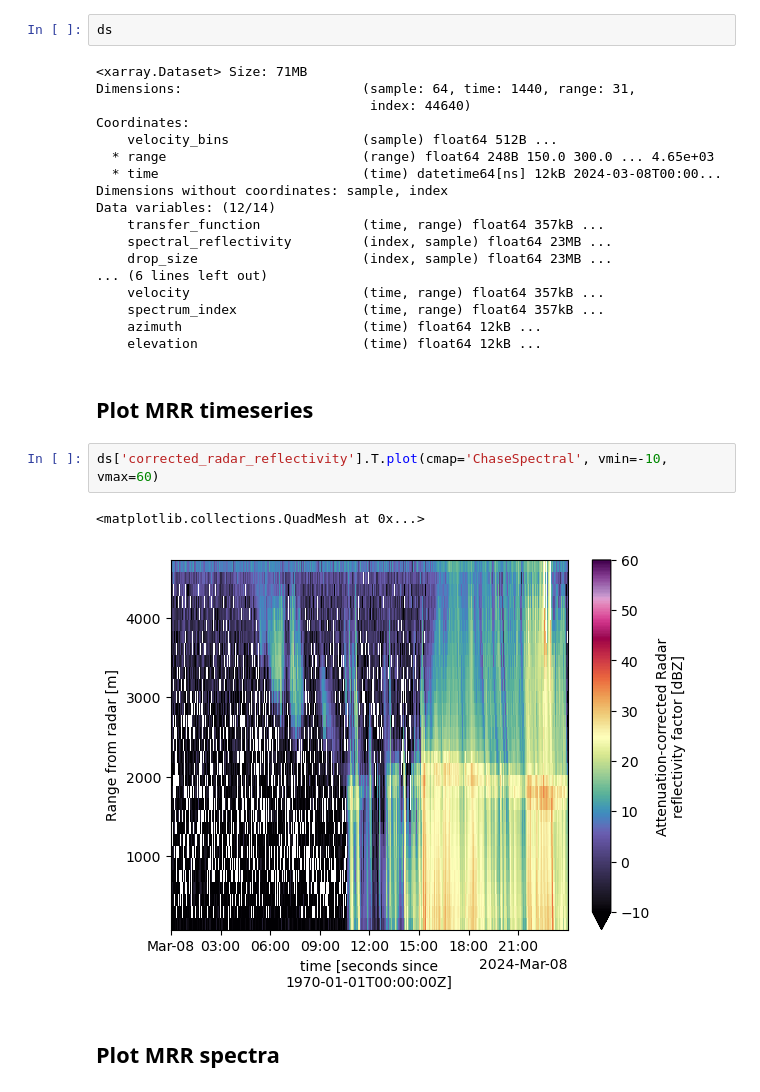
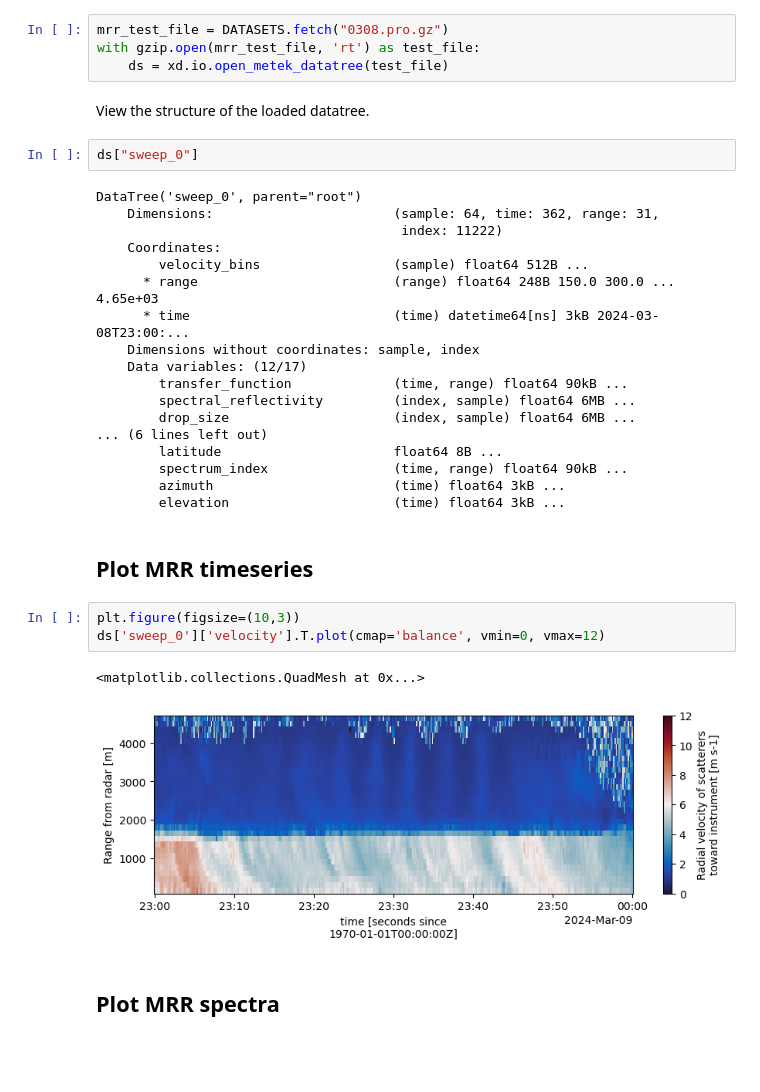
Before and after one commit to openradar/xradar, a Jupyter notebook: examples/notebooks/MRR.ipynb, the cells around one changed output. Saved outputs shown, nothing was run; the diff lists cells and outputs as text; blank space fills up the shorter version.

```diff
--- a/examples/notebooks/MRR.ipynb
+++ b/examples/notebooks/MRR.ipynb
@@ -25,30 +15,37 @@ elevation
+# %%
+mrr_test_file = DATASETS.fetch("0308.pro.gz")
+with gzip.open(mrr_test_file, 'rt') as test_file:
+    ds = xd.io.open_metek_datatree(test_file)
+# %% [markdown]
+View the structure of the loaded datatree.
 # %%
-ds
+ds["sweep_0"]
 # %% [output]
-<xarray.Dataset> Size: 71MB
-Dimensions:                       (sample: 64, time: 1440, range: 31,
-                                   index: 44640)
-Coordinates:
-    velocity_bins                 (sample) float64 512B ...
-  * range                         (range) float64 248B 150.0 300.0 ... 4.65e+03
-  * time                          (time) datetime64[ns] 12kB 2024-03-08T00:00...
-Dimensions without coordinates: sample, index
-Data variables: (12/14)
-    transfer_function             (time, range) float64 357kB ...
-    spectral_reflectivity         (index, sample) float64 23MB ...
-    drop_size                     (index, sample) float64 23MB ...
+DataTree('sweep_0', parent="root")
+    Dimensions:                       (sample: 64, time: 362, range: 31,
+                                       index: 11222)
+    Coordinates:
+        velocity_bins                 (sample) float64 512B ...
+      * range                         (range) float64 248B 150.0 300.0 ... 4.65e+03
+      * time                          (time) datetime64[ns] 3kB 2024-03-08T23:00:...
+    Dimensions without coordinates: sample, index
+    Data variables: (12/17)
+        transfer_function             (time, range) float64 90kB ...
+        spectral_reflectivity         (index, sample) float64 6MB ...
+        drop_size                     (index, sample) float64 6MB ...
 ... (6 lines left out)
-    velocity                      (time, range) float64 357kB ...
-    spectrum_index                (time, range) float64 357kB ...
-    azimuth                       (time) float64 12kB ...
-    elevation                     (time) float64 12kB ...
+        latitude                      float64 8B ...
+        spectrum_index                (time, range) float64 90kB ...
+        azimuth                       (time) float64 3kB ...
+        elevation                     (time) float64 3kB ...
 # %% [markdown]
 ## Plot MRR timeseries
-# %%
-ds['corrected_radar_reflectivity'].T.plot(cmap='ChaseSpectral', vmin=-10, vmax=60)
-# %% [output]
-<matplotlib.collections.QuadMesh at 0x...>
-[figure, removed]
+# %%
+plt.figure(figsize=(10,3))
+ds['sweep_0']['velocity'].T.plot(cmap='balance', vmin=0, vmax=12)
+# %% [output]
+<matplotlib.collections.QuadMesh at 0x...>
+[figure, added]
 # %% [markdown]
 ## Plot MRR spectra
 # %%
```
Also changed, not shown: parts of 7 cells of this notebook, 1 other file.
